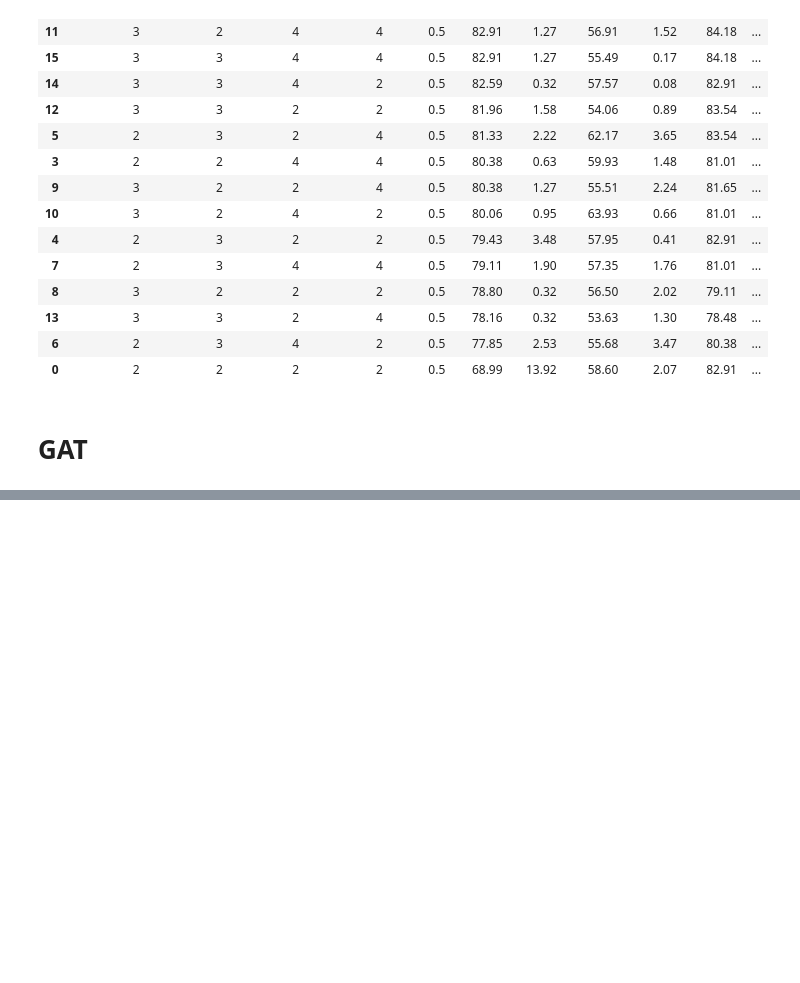
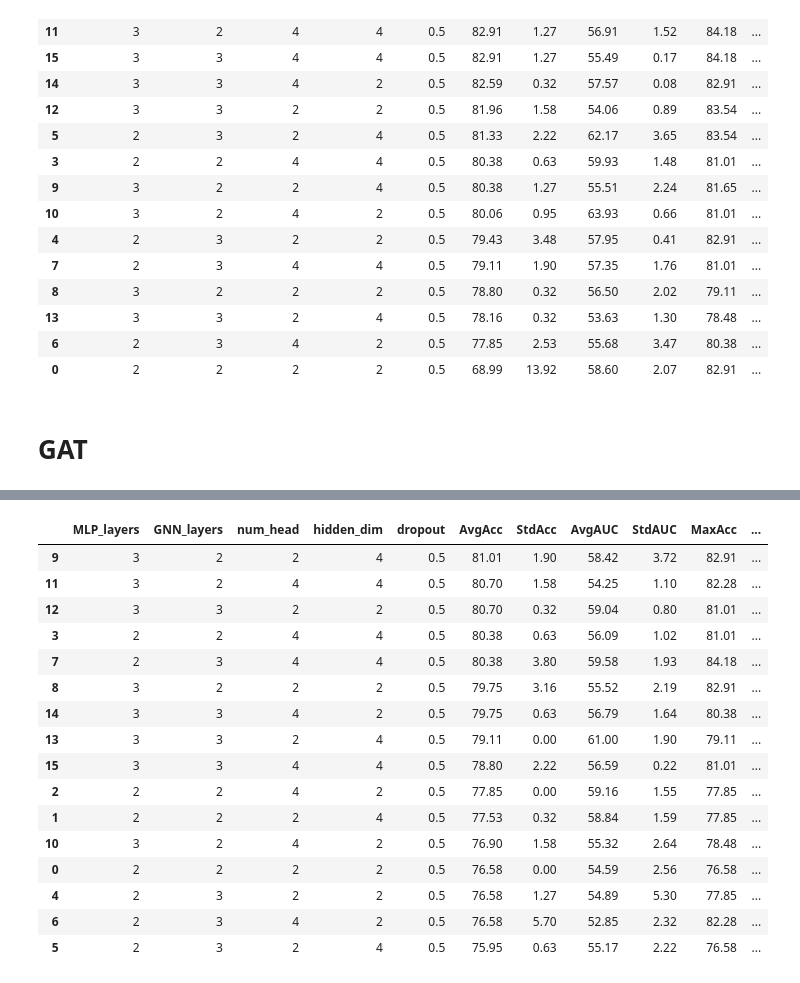
Before and after one commit to yanismiraoui/CNS-Research-YM, a Jupyter notebook: extract_results_tuning.ipynb, the cells around one changed output, grey strips where cells are left out. Saved outputs shown, nothing was run; the diff lists cells and outputs as text; code cells hidden in the pictures; blank space fills up the shorter version.

```diff
--- a/extract_results_tuning.ipynb
+++ b/extract_results_tuning.ipynb
@@ -258,0 +367,44 @@ df_gcn.sort_values(by='AvgAcc', ascending=False)
+# %%
+# GNN with one layer masking and ElasticNet regularization
+with open('./modified_XGW-GAT/save_results_tuning_gcn_baseline_masking_elastic.pkl', 'rb') as f:
+    results = pkl.load(f)
+
+# Function to extract numbers from a string
+def extract_numbers(s):
+    return [float(n) for n in re.findall(r"[-+]?\d*\.\d+|\d+", s)]
+
+# Process the data
+formatted_data = []
+for key, values in results.items():
+    row = list(key)
+    for value in values:
+        numbers = extract_numbers(value)
+        row.extend(numbers)
+    formatted_data.append(row)
+
+# Creating DataFrame with appropriate column names
+columns = ['MLP_layers', 'GNN_layers', 'num_head', 'hidden_dim', 'dropout']
+additional_columns = ['AvgAcc', 'StdAcc', 'AvgAUC', 'StdAUC', 'MaxAcc', 'MaxAUC', 'TreatmentAcc', 'TreatmentAUC', 'ScannerAcc', 'ScannerAUC']
+columns.extend(additional_columns)
+df_gcn = pd.DataFrame(formatted_data, columns=columns)
+
+# Display the DataFrame
+df_gcn.sort_values(by='AvgAcc', ascending=False)
+# %% [output]
+|  | MLP_layers | GNN_layers | num_head | hidden_dim | dropout | AvgAcc | StdAcc | AvgAUC | StdAUC | MaxAcc | ... |
+| 9 | 3 | 2 | 2 | 4 | 0.5 | 81.01 | 1.90 | 58.42 | 3.72 | 82.91 | ... |
+| 11 | 3 | 2 | 4 | 4 | 0.5 | 80.70 | 1.58 | 54.25 | 1.10 | 82.28 | ... |
+| 12 | 3 | 3 | 2 | 2 | 0.5 | 80.70 | 0.32 | 59.04 | 0.80 | 81.01 | ... |
+| 3 | 2 | 2 | 4 | 4 | 0.5 | 80.38 | 0.63 | 56.09 | 1.02 | 81.01 | ... |
+| 7 | 2 | 3 | 4 | 4 | 0.5 | 80.38 | 3.80 | 59.58 | 1.93 | 84.18 | ... |
+| 8 | 3 | 2 | 2 | 2 | 0.5 | 79.75 | 3.16 | 55.52 | 2.19 | 82.91 | ... |
+| 14 | 3 | 3 | 4 | 2 | 0.5 | 79.75 | 0.63 | 56.79 | 1.64 | 80.38 | ... |
+| 13 | 3 | 3 | 2 | 4 | 0.5 | 79.11 | 0.00 | 61.00 | 1.90 | 79.11 | ... |
+| 15 | 3 | 3 | 4 | 4 | 0.5 | 78.80 | 2.22 | 56.59 | 0.22 | 81.01 | ... |
+| 2 | 2 | 2 | 4 | 2 | 0.5 | 77.85 | 0.00 | 59.16 | 1.55 | 77.85 | ... |
+| 1 | 2 | 2 | 2 | 4 | 0.5 | 77.53 | 0.32 | 58.84 | 1.59 | 77.85 | ... |
+| 10 | 3 | 2 | 4 | 2 | 0.5 | 76.90 | 1.58 | 55.32 | 2.64 | 78.48 | ... |
+| 0 | 2 | 2 | 2 | 2 | 0.5 | 76.58 | 0.00 | 54.59 | 2.56 | 76.58 | ... |
+| 4 | 2 | 3 | 2 | 2 | 0.5 | 76.58 | 1.27 | 54.89 | 5.30 | 77.85 | ... |
+| 6 | 2 | 3 | 4 | 2 | 0.5 | 76.58 | 5.70 | 52.85 | 2.32 | 82.28 | ... |
+| 5 | 2 | 3 | 2 | 4 | 0.5 | 75.95 | 0.63 | 55.17 | 2.22 | 76.58 | ... |
```
Also changed, not shown: parts of 9 cells of this notebook, 6 other files.
